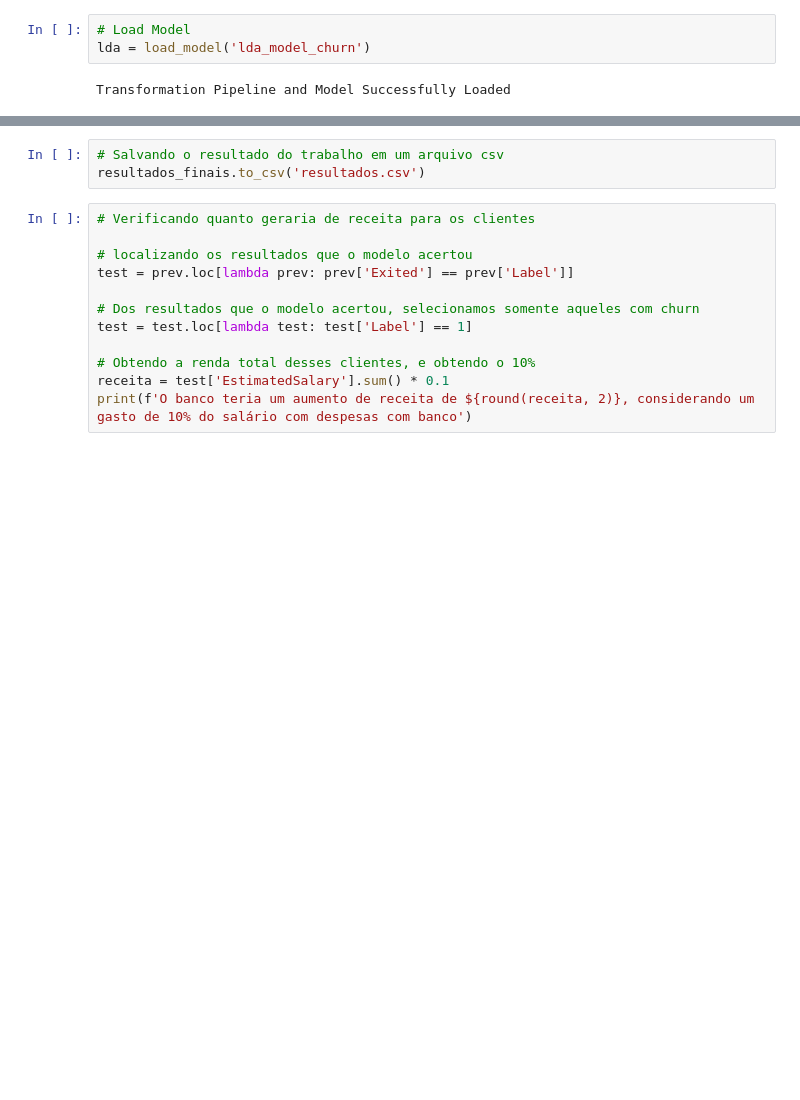
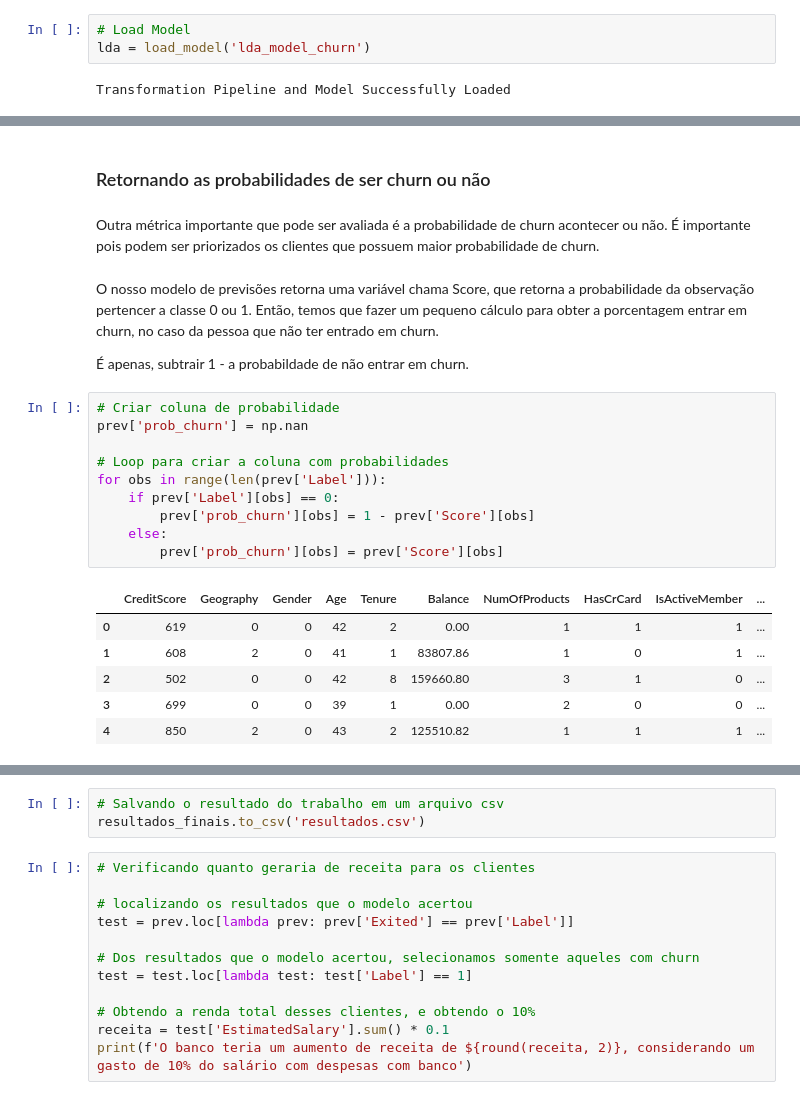
Before and after one commit to MatheusPfeifer/Churn-Analysis, a Jupyter notebook: Churn_Analysis.ipynb, the cells around one changed output, grey strips where cells are left out. Saved outputs shown, nothing was run; the diff lists cells and outputs as text; blank space fills up the shorter version.

```diff
--- a/Churn_Analysis.ipynb
+++ b/Churn_Analysis.ipynb
@@ -1155,3 +1149,28 @@ resultados_finais
 | 9998 | 15682355 | Não |
 | 9999 | 15628319 | Não |
 10000 rows × 2 columns
+# %% [markdown]
+### Retornando as probabilidades de ser churn ou não
+# %% [markdown]
+Outra métrica importante que pode ser avaliada é a probabilidade de churn acontecer ou não. É importante pois podem ser priorizados os clientes que possuem maior probabilidade de churn.
+# %% [markdown]
+O nosso modelo de previsões retorna uma variável chama Score, que retorna a probabilidade da observação pertencer a classe 0 ou 1. Então, temos que fazer um pequeno cálculo para obter a porcentagem entrar em churn, no caso da pessoa que não ter entrado em churn.
+
+É apenas, subtrair 1 - a probabildade de não entrar em churn.
+# %%
+# Criar coluna de probabilidade
+prev['prob_churn'] = np.nan
+
+# Loop para criar a coluna com probabilidades
+for obs in range(len(prev['Label'])):
+    if prev['Label'][obs] == 0:
+        prev['prob_churn'][obs] = 1 - prev['Score'][obs]
+    else:
+        prev['prob_churn'][obs] = prev['Score'][obs]
+# %% [output]
+|  | CreditScore | Geography | Gender | Age | Tenure | Balance | NumOfProducts | HasCrCard | IsActiveMember | ... |
+| 0 | 619 | 0 | 0 | 42 | 2 | 0.00 | 1 | 1 | 1 | ... |
+| 1 | 608 | 2 | 0 | 41 | 1 | 83807.86 | 1 | 0 | 1 | ... |
+| 2 | 502 | 0 | 0 | 42 | 8 | 159660.80 | 3 | 1 | 0 | ... |
+| 3 | 699 | 0 | 0 | 39 | 1 | 0.00 | 2 | 0 | 0 | ... |
+| 4 | 850 | 2 | 0 | 43 | 2 | 125510.82 | 1 | 1 | 1 | ... |
```
Also changed, not shown: parts of 19 cells of this notebook.
